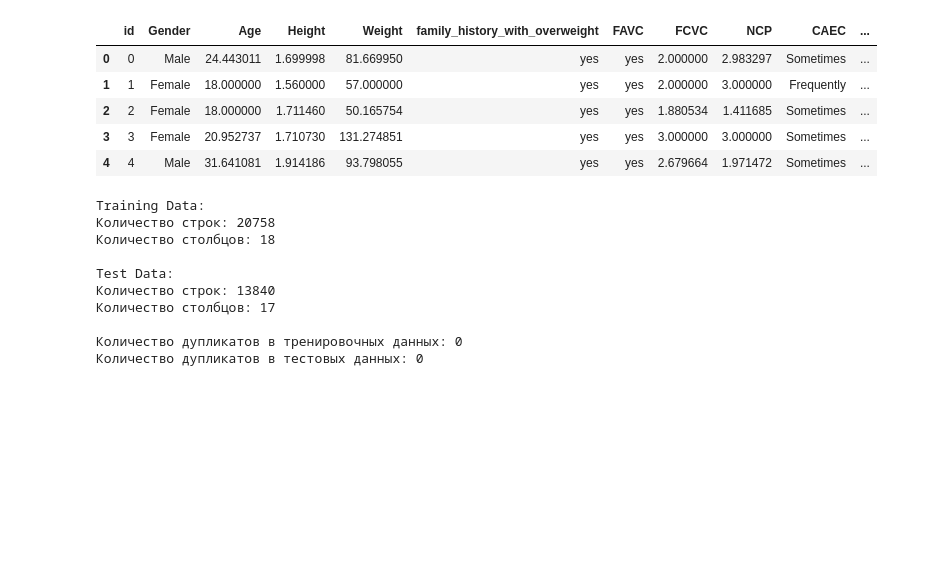
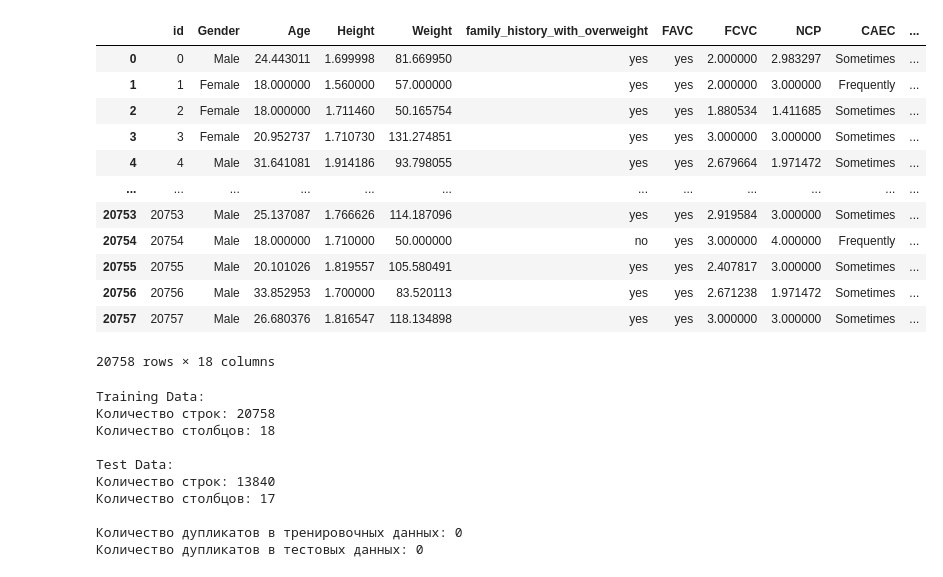
Before and after one commit to Egor53510/ML, a Jupyter notebook: Multi-ClassPrediction/Data.ipynb, the cells around one changed output. Saved outputs shown, nothing was run; the diff lists cells and outputs as text; code cells hidden in the pictures; blank space fills up the shorter version.

```diff
--- a/Multi-ClassPrediction/Data.ipynb
+++ b/Multi-ClassPrediction/Data.ipynb
@@ -14,15 +14,22 @@ from catboost import CatBoostClassifier
 # %%
 data_test = pd.read_csv('test.csv')
 data_train = pd.read_csv('train.csv')
 
-data_train.head()
+data_train
 # %% [output]
 |  | id | Gender | Age | Height | Weight | family_history_with_overweight | FAVC | FCVC | NCP | CAEC | ... |
 | 0 | 0 | Male | 24.443011 | 1.699998 | 81.669950 | yes | yes | 2.000000 | 2.983297 | Sometimes | ... |
 | 1 | 1 | Female | 18.000000 | 1.560000 | 57.000000 | yes | yes | 2.000000 | 3.000000 | Frequently | ... |
 | 2 | 2 | Female | 18.000000 | 1.711460 | 50.165754 | yes | yes | 1.880534 | 1.411685 | Sometimes | ... |
 | 3 | 3 | Female | 20.952737 | 1.710730 | 131.274851 | yes | yes | 3.000000 | 3.000000 | Sometimes | ... |
 | 4 | 4 | Male | 31.641081 | 1.914186 | 93.798055 | yes | yes | 2.679664 | 1.971472 | Sometimes | ... |
+| ... | ... | ... | ... | ... | ... | ... | ... | ... | ... | ... | ... |
+| 20753 | 20753 | Male | 25.137087 | 1.766626 | 114.187096 | yes | yes | 2.919584 | 3.000000 | Sometimes | ... |
+| 20754 | 20754 | Male | 18.000000 | 1.710000 | 50.000000 | no | yes | 3.000000 | 4.000000 | Frequently | ... |
+| 20755 | 20755 | Male | 20.101026 | 1.819557 | 105.580491 | yes | yes | 2.407817 | 3.000000 | Sometimes | ... |
+| 20756 | 20756 | Male | 33.852953 | 1.700000 | 83.520113 | yes | yes | 2.671238 | 1.971472 | Sometimes | ... |
+| 20757 | 20757 | Male | 26.680376 | 1.816547 | 118.134898 | yes | yes | 3.000000 | 3.000000 | Sometimes | ... |
+20758 rows × 18 columns
 # %%
 num_trains_rows, num_trains_col = data_train.shape
 num_test_rows, num_test_col = data_test.shape
```
Also changed, not shown: parts of 12 cells of this notebook, 15 other files.
